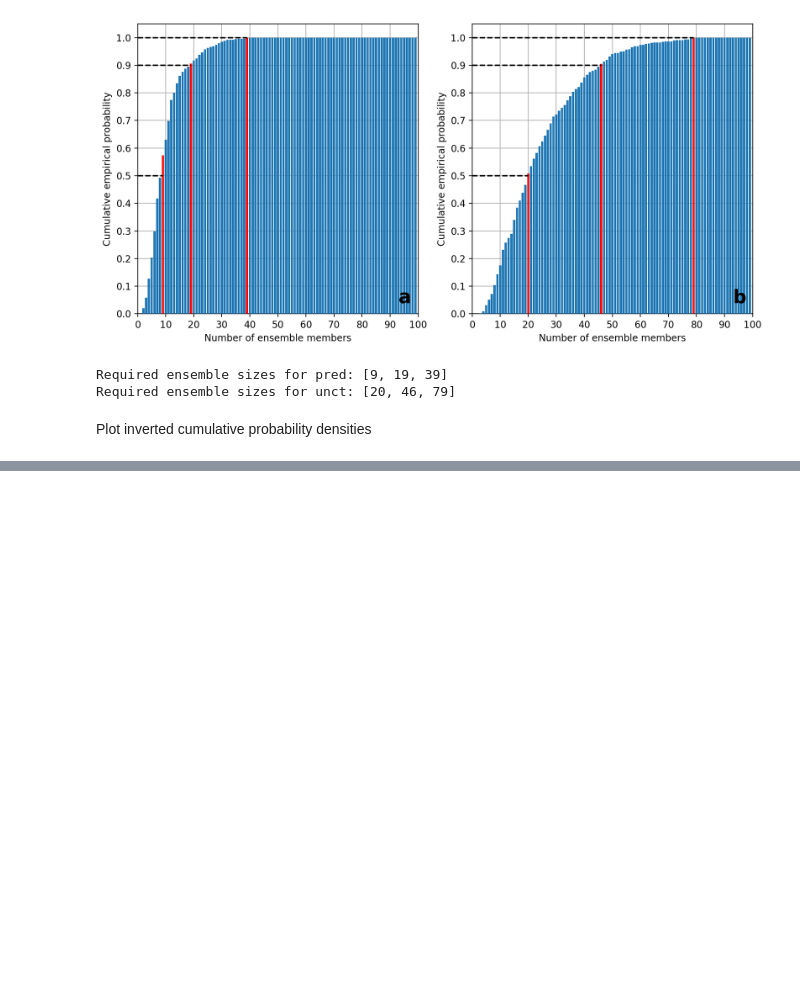
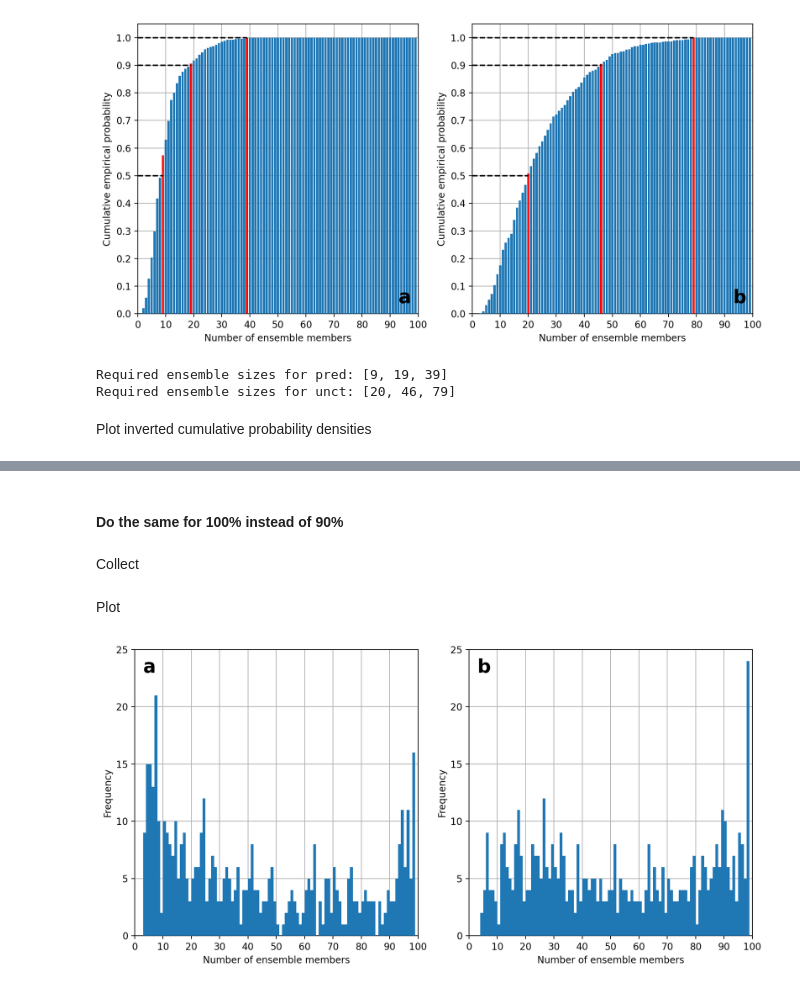
Before and after one commit to ThomasDutschmann/ensemble_uncertainties, a Jupyter notebook: publication/notebooks/results_analysis/cumulative_performances/visualize_ensemble_size_influence.ipynb, the cells around one changed output, grey strips where cells are left out. Drawn from its saved outputs; the diff is of its cells as text; code cells hidden in the pictures; blank space fills up the shorter version.

```diff
--- a/publication/notebooks/results_analysis/cumulative_performances/visualize_ensemble_size_influence.ipynb
+++ b/publication/notebooks/results_analysis/cumulative_performances/visualize_ensemble_size_influence.ipynb
@@ -359,0 +380,4 @@ plt.show()
+# %% [markdown]
+#### Do the same for 100% instead of 90%
+# %% [markdown]
+Collect
@@ -359,0 +413,31 @@ plt.show()
+# %% [markdown]
+Plot
+# %%
+fig, (ax_pred, ax_unct) = plt.subplots(1, 2, figsize=(10, 5))#, frameon=True)
+image_path = f'{PLOT_FOLDER}histograms/first_members_to_reach_100_percent_of_100_members.pdf'
+
+ax_pred.grid(zorder=1000)
+hi_pred, bins_pred, _ = ax_pred.hist(pred_first_member_which_reached_100, bins=range(1, 100), zorder=100)
+#ax_pred.set_title('Predictive performance')
+ax_pred.set_xlabel('Number of ensemble members')
+ax_pred.set_ylabel('Frequency')
+ax_pred.set_xlim((0, 100))
+ax_pred.set_xticks([0, 10, 20, 30, 40, 50, 60, 70, 80, 90, 100])
+ax_pred.set_ylim((0, 25))
+ax_pred.text(3, 23, 'a', fontsize=20, weight='bold')
+
+ax_unct.grid(zorder=1000)
+hi_unct, bins_unct, _ = ax_unct.hist(unct_first_member_which_reached_100, bins=bins_pred, zorder=100)
+#ax_unct.set_title('Uncertainty performance')
+ax_unct.set_xlabel('Number of ensemble members')
+ax_unct.set_ylabel('Frequency')
+ax_unct.set_xlim((0, 100))
+ax_unct.set_xticks([0, 10, 20, 30, 40, 50, 60, 70, 80, 90, 100])
+ax_unct.set_ylim((0, 25))
+ax_unct.text(3, 23, 'b', fontsize=20, weight='bold')
+
+fig.tight_layout()
+plt.savefig(image_path, bbox_inches='tight', pad_inches=0.05)
+plt.show()
+# %% [output]
+[figure, added]
```
Also changed, not shown: parts of 3 cells of this notebook, 8 other files.
